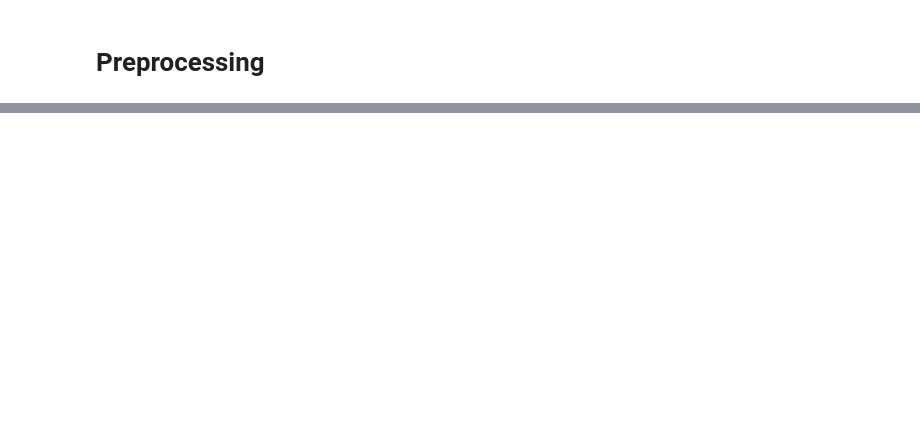
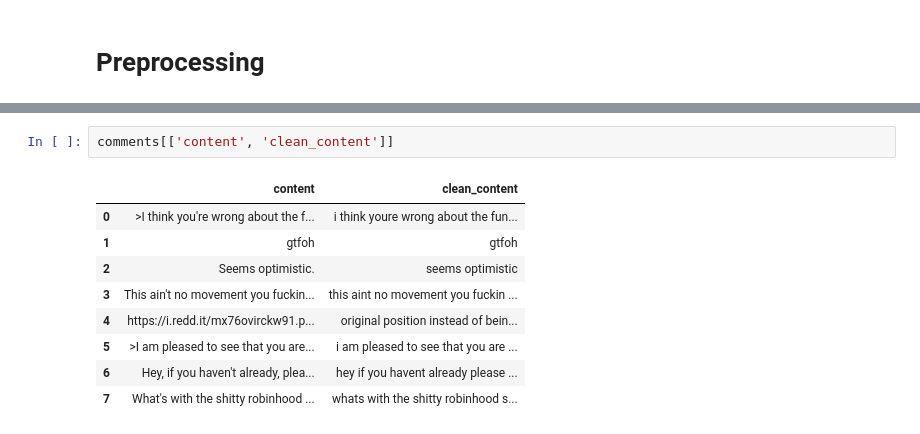
Before and after one commit to MuchoFunkable/wisdmai, a Jupyter notebook: Data/Development/reddit_dev.ipynb, the cells around one changed output, grey strips where cells are left out. Drawn from its saved outputs; the diff is of its cells as text; blank space fills up the shorter version.

```diff
--- a/Data/Development/reddit_dev.ipynb
+++ b/Data/Development/reddit_dev.ipynb
@@ -227,0 +267,12 @@ comments.head()
+# %%
+comments[['content', 'clean_content']]
+# %% [output]
+|  | content | clean_content |
+| 0 | >I think you're wrong about the f... | i think youre wrong about the fun... |
+| 1 | gtfoh | gtfoh |
+| 2 | Seems optimistic. | seems optimistic |
+| 3 | This ain't no movement you fuckin... | this aint no movement you fuckin ... |
+| 4 | https://i.redd.it/mx76ovirckw91.p... | original position instead of bein... |
+| 5 | >I am pleased to see that you are... | i am pleased to see that you are ... |
+| 6 | Hey, if you haven't already, plea... | hey if you havent already please ... |
+| 7 | What's with the shitty robinhood ... | whats with the shitty robinhood s... |
```
Also changed, not shown: parts of 11 cells of this notebook.
